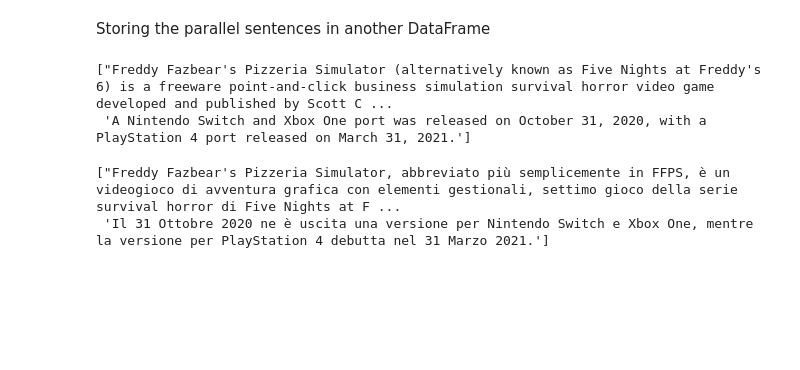
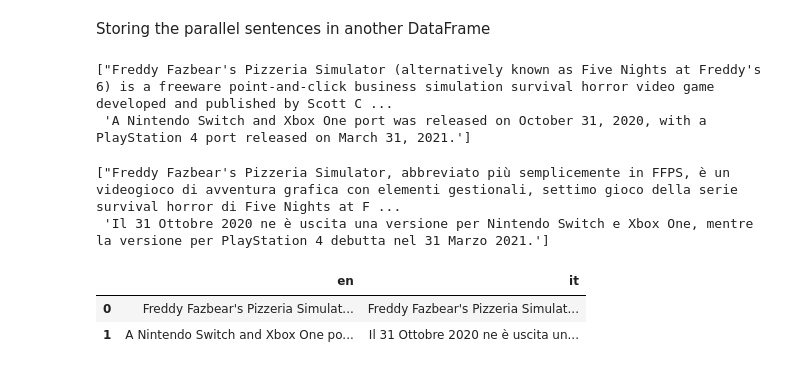
Before and after one commit to ffedox/parallel-wikipedia, a Jupyter notebook: sentence_similarity.ipynb, the cells around one changed output. Saved outputs shown, nothing was run; the diff lists cells and outputs as text; code cells hidden in the pictures; blank space fills up the shorter version.

```diff
--- a/sentence_similarity.ipynb
+++ b/sentence_similarity.ipynb
@@ -291,3 +291,12 @@ parallel_sentences_it
 # %% [output]
 ["Freddy Fazbear's Pizzeria Simulator, abbreviato più semplicemente in FFPS, è un videogioco di avventura grafica con elementi gestionali, settimo gioco della serie survival horror di Five Nights at F ...
  'Il 31 Ottobre 2020 ne è uscita una versione per Nintendo Switch e Xbox One, mentre la versione per PlayStation 4 debutta nel 31 Marzo 2021.']
+# %%
+parallel_corpus = pd.DataFrame(np.column_stack([parallel_sentences_en, parallel_sentences_it]),
+                               columns=['en', 'it'])
+# %%
+parallel_corpus
+# %% [output]
+|  | en | it |
+| 0 | Freddy Fazbear's Pizzeria Simulat... | Freddy Fazbear's Pizzeria Simulat... |
+| 1 | A Nintendo Switch and Xbox One po... | Il 31 Ottobre 2020 ne è uscita un... |
```
